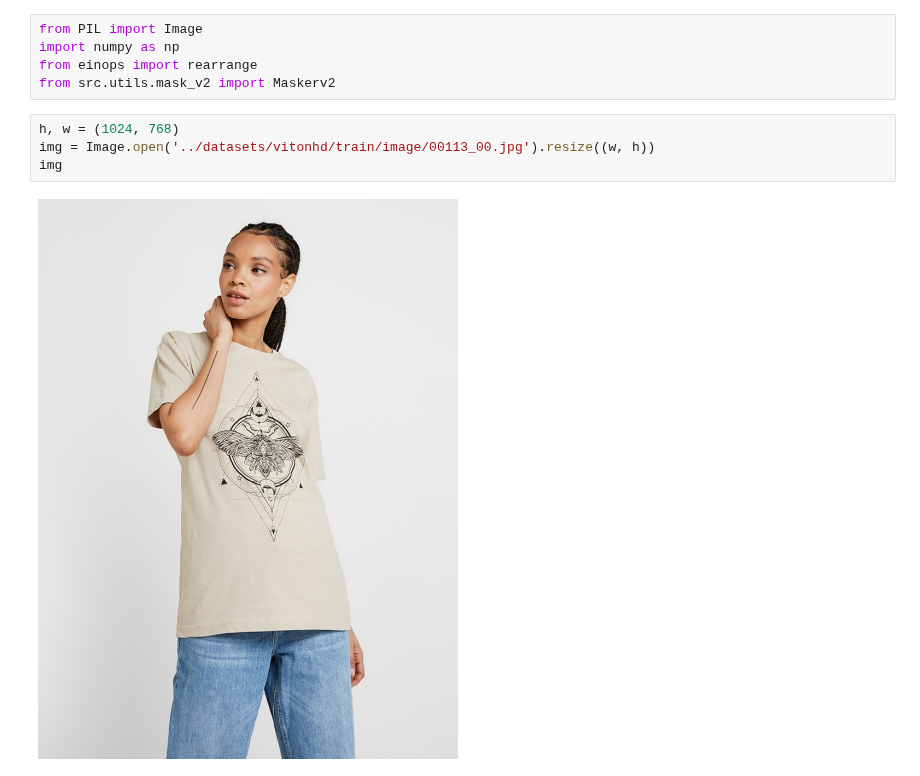
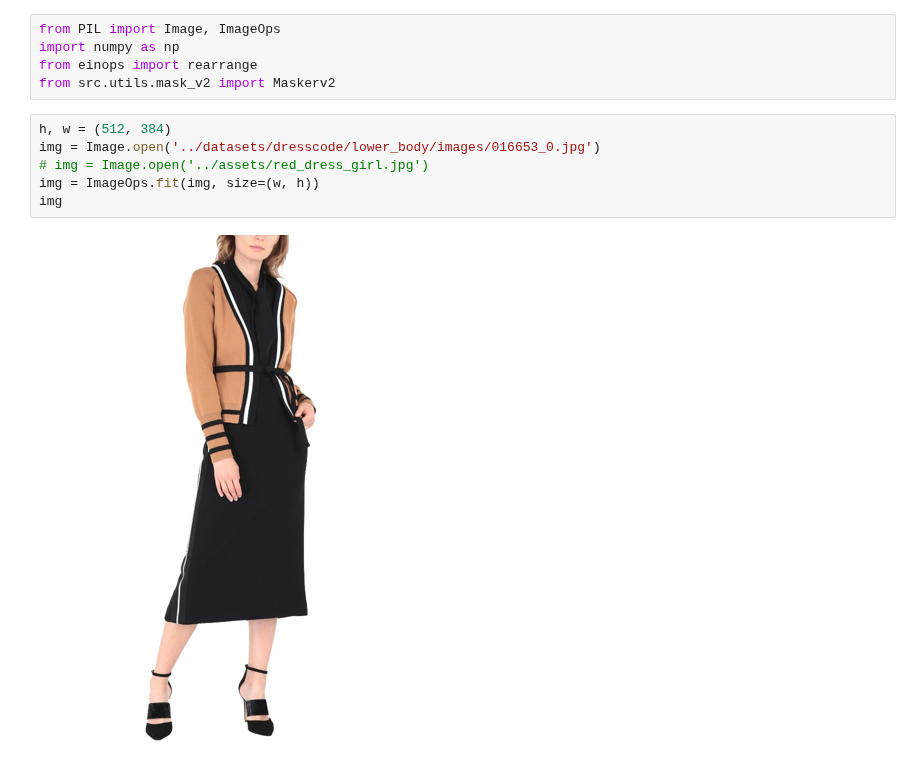
Before and after one commit to hosjiu1702/H-engine, a Jupyter notebook: notebooks/maskv2_test.ipynb, the cells around one changed output. Saved outputs shown, nothing was run; the diff lists cells and outputs as text.

```diff
--- a/notebooks/maskv2_test.ipynb
+++ b/notebooks/maskv2_test.ipynb
@@ -1,13 +1,15 @@
 # %%
-from PIL import Image
+from PIL import Image, ImageOps
 import numpy as np
 from einops import rearrange
 from src.utils.mask_v2 import Maskerv2
 # %%
-h, w = (1024, 768)
-img = Image.open('../datasets/vitonhd/train/image/00113_00.jpg').resize((w, h))
+h, w = (512, 384)
+img = Image.open('../datasets/dresscode/lower_body/images/016653_0.jpg')
+# img = Image.open('../assets/red_dress_girl.jpg')
+img = ImageOps.fit(img, size=(w, h))
 img
 # %% [output]
-[figure, old version]
+[figure, new version]
 # %%
 masker = Maskerv2()
```
Also changed, not shown: parts of 5 cells of this notebook.
